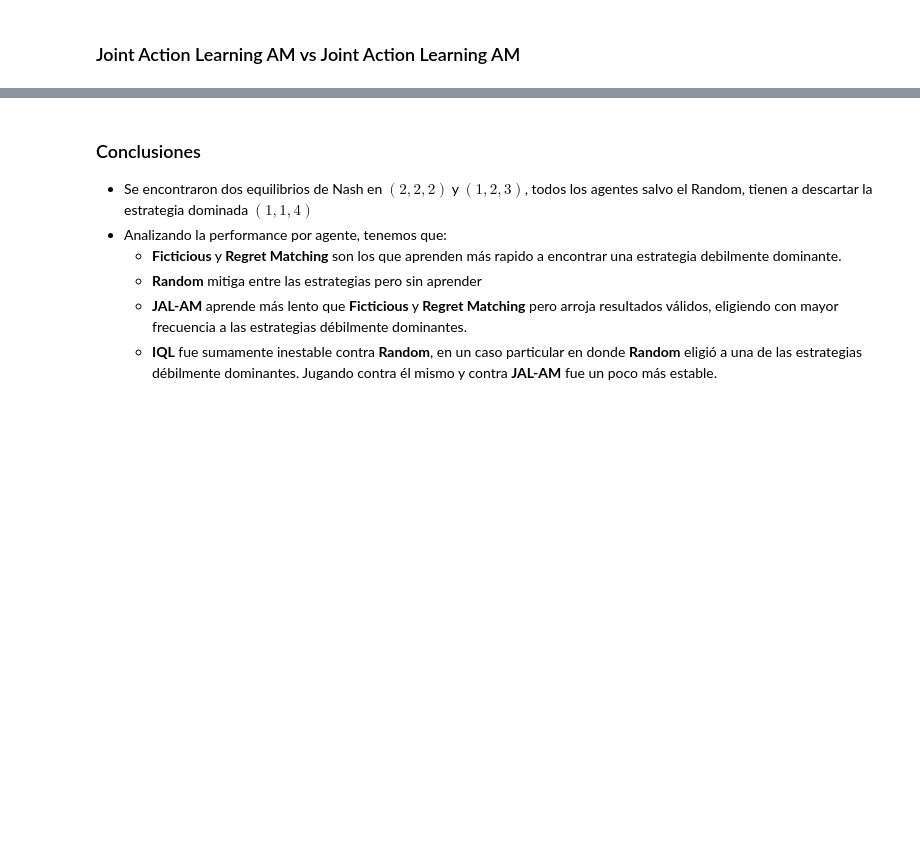
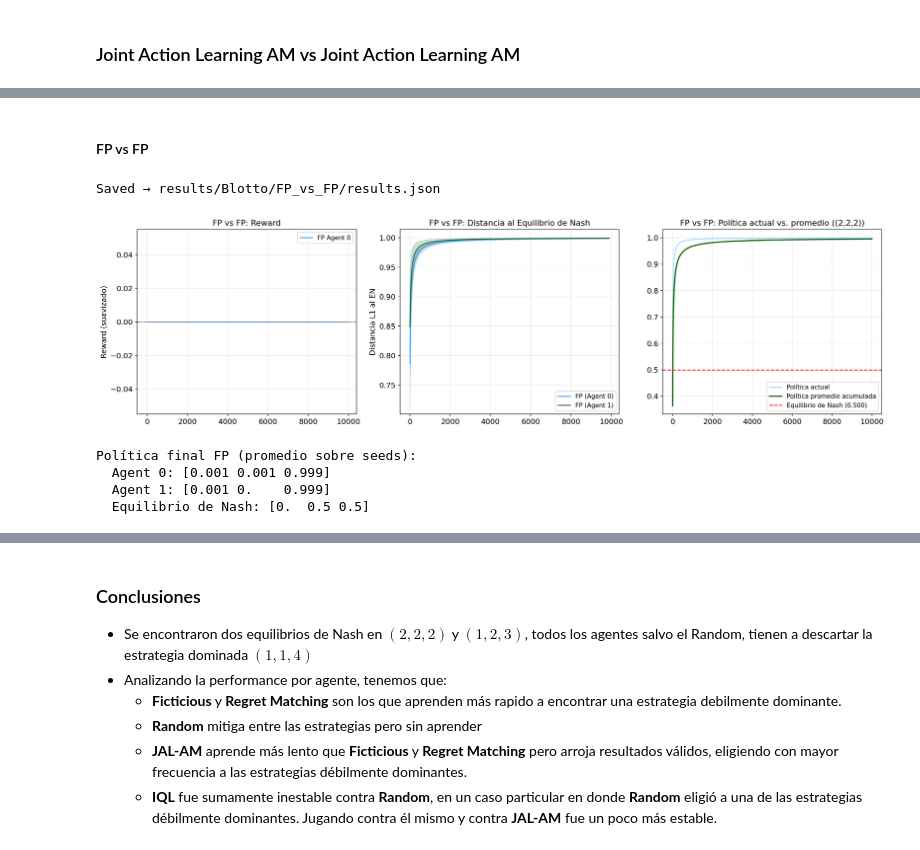
Before and after one commit to mmussio85/simultaneous-games, a Jupyter notebook: Blotto.ipynb, the cells around one changed output, grey strips where cells are left out. Cells and saved outputs as stored; diff of their text form; code cells hidden in the pictures; blank space fills up the shorter version.

```diff
--- a/Blotto.ipynb
+++ b/Blotto.ipynb
@@ -340,0 +392,19 @@ plot_convergence(history, checkpoints, 'Convergencia: JAL-AM vs JAL-AM — Blott
+# %% [markdown]
+#### FP vs FP
+# %%
+
+rewards_fp, pol0_fp, pol1_fp = run_experiment_and_plot(
+    BLOTTO_FACTORY, FictitiousPlay, FictitiousPlay,
+    NE=NE_BLOTTO, color=COLORS['FP'],
+    game_name='Blotto', experiment_name='FP_vs_FP',
+    agent0_label='FP', agent1_label='FP',
+    action_label='(2,2,2)', action_idx=2,
+    n_episodes=N_EPISODES, n_seeds=N_SEEDS,
+)
+# %% [output]
+Saved → results/Blotto/FP_vs_FP/results.json
+[figure, added]
+Política final FP (promedio sobre seeds):
+  Agent 0: [0.001 0.001 0.999]
+  Agent 1: [0.001 0.    0.999]
+  Equilibrio de Nash: [0.  0.5 0.5]
```
Also changed, not shown: parts of 35 cells of this notebook, 1 other file.
